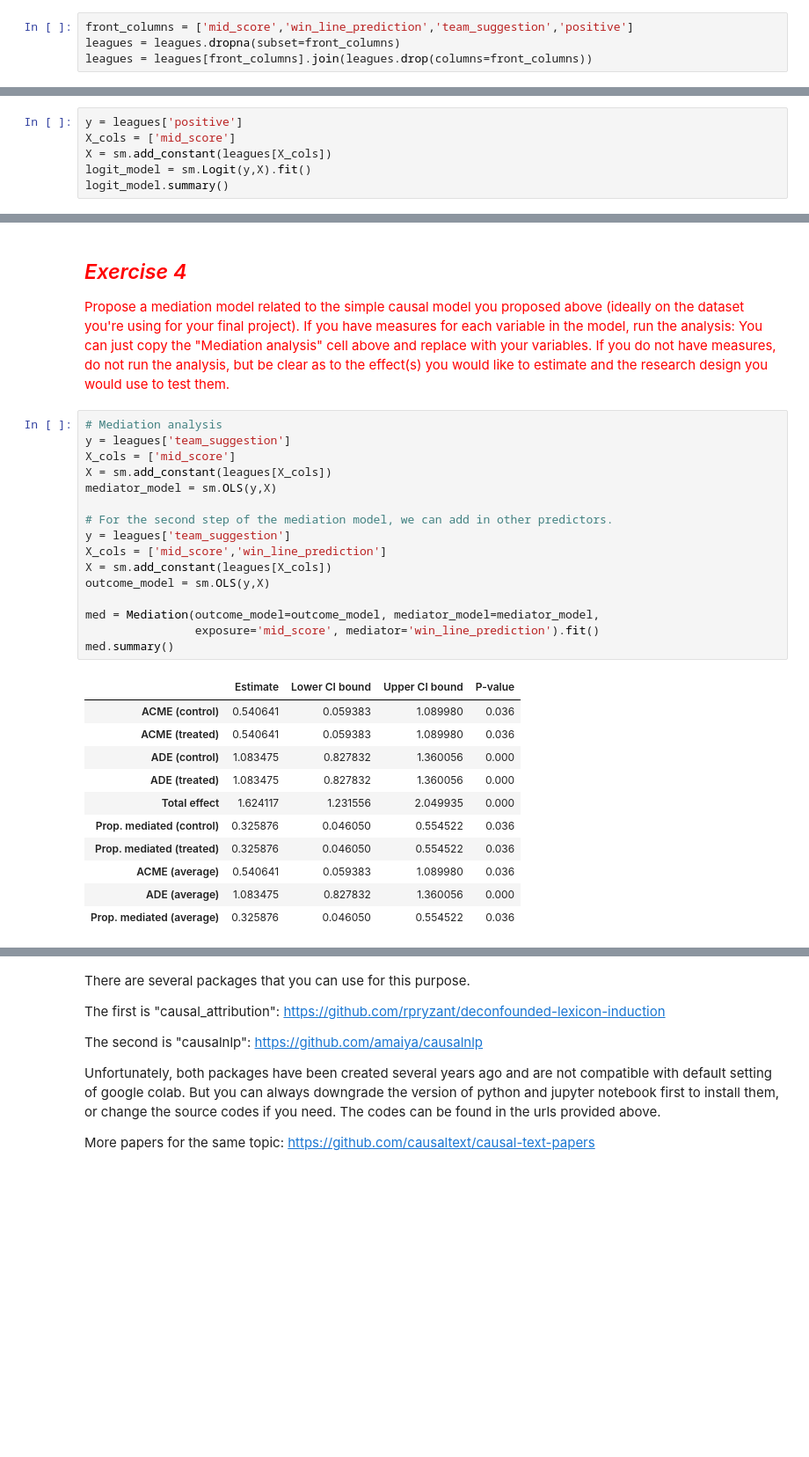
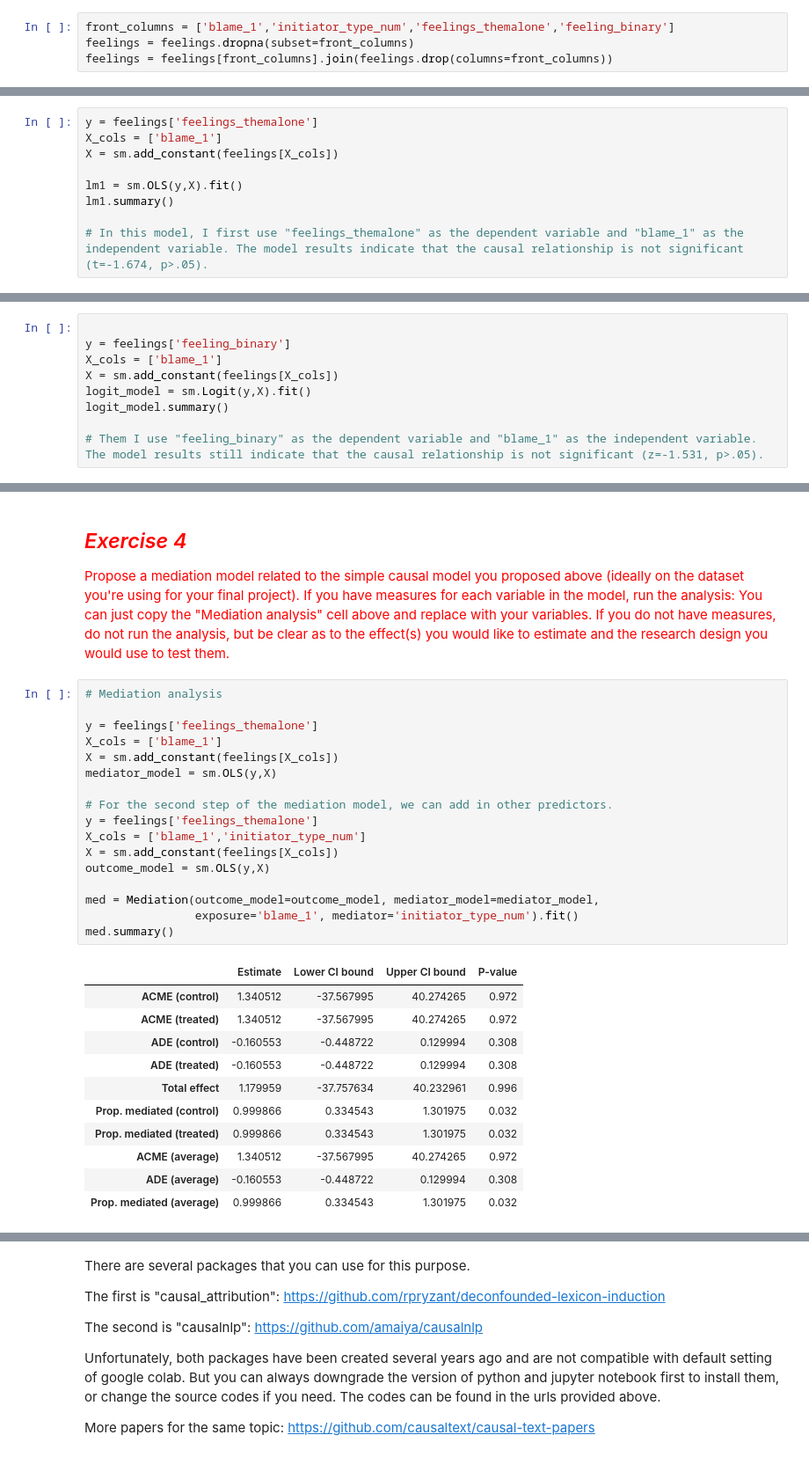
Before and after one commit to chenyt16/computational-content-analysis, a Jupyter notebook: 7_Prediction_and_Causal_Inference_iris.ipynb, the cells around one changed output, grey strips where cells are left out. Shown: that part at 88% size. Saved outputs shown, nothing was run; the diff lists cells and outputs as text; blank space fills up the shorter version.

```diff
--- a/7_Prediction_and_Causal_Inference_iris.ipynb
+++ b/7_Prediction_and_Causal_Inference_iris.ipynb
@@ -381,4 +387,4 @@ leagues
 # %%
-front_columns = ['mid_score','win_line_prediction','team_suggestion','positive']
-leagues = leagues.dropna(subset=front_columns)
-leagues = leagues[front_columns].join(leagues.drop(columns=front_columns))
+front_columns = ['blame_1','initiator_type_num','feelings_themalone','feeling_binary']
+feelings = feelings.dropna(subset=front_columns)
+feelings = feelings[front_columns].join(feelings.drop(columns=front_columns))
@@ -432,6 +390,0 @@ Notes:
-# %%
-y = leagues['positive']
-X_cols = ['mid_score']
-X = sm.add_constant(leagues[X_cols])
-logit_model = sm.Logit(y,X).fit()
-logit_model.summary()
@@ -455,0 +411,9 @@ quasi-separation. In this case some parameters will not be identified.
+# %%
+y = feelings['feelings_themalone']
+X_cols = ['blame_1']
+X = sm.add_constant(feelings[X_cols])
+
+lm1 = sm.OLS(y,X).fit()
+lm1.summary()
+
+# In this model, I first use "feelings_themalone" as the dependent variable and "blame_1" as the independent variable. The model results indicate that the causal relationship is not significant (t=-1.674, p>.05).
@@ -455,0 +440,9 @@ quasi-separation. In this case some parameters will not be identified.
+# %%
+
+y = feelings['feeling_binary']
+X_cols = ['blame_1']
+X = sm.add_constant(feelings[X_cols])
+logit_model = sm.Logit(y,X).fit()
+logit_model.summary()
+
+# Them I use "feeling_binary" as the dependent variable and "blame_1" as the independent variable. The model results still indicate that the causal relationship is not significant (z=-1.531, p>.05).
@@ -542,32 +550,33 @@ os.remove('iac_v1.1.zip')
 <font color="red">Propose a mediation model related to the simple causal model you proposed above (ideally on the dataset you're using for your final project). If you have measures for each variable in the model, run the analysis: You can just copy the "Mediation analysis" cell above and replace with your variables. If you do not have measures, do not run the analysis, but be clear as to the effect(s) you would like to estimate and the research design you would use to test them.
 # %%
 # Mediation analysis
-y = leagues['team_suggestion']
-X_cols = ['mid_score']
-X = sm.add_constant(leagues[X_cols])
+
+y = feelings['feelings_themalone']
+X_cols = ['blame_1']
+X = sm.add_constant(feelings[X_cols])
 mediator_model = sm.OLS(y,X)
 
 # For the second step of the mediation model, we can add in other predictors.
-y = leagues['team_suggestion']
-X_cols = ['mid_score','win_line_prediction']
-X = sm.add_constant(leagues[X_cols])
+y = feelings['feelings_themalone']
+X_cols = ['blame_1','initiator_type_num']
+X = sm.add_constant(feelings[X_cols])
 outcome_model = sm.OLS(y,X)
 
 med = Mediation(outcome_model=outcome_model, mediator_model=mediator_model,
-                exposure='mid_score', mediator='win_line_prediction').fit()
+                exposure='blame_1', mediator='initiator_type_num').fit()
 med.summary()
 # %% [output]
 |  | Estimate | Lower CI bound | Upper CI bound | P-value |
-| ACME (control) | 0.540641 | 0.059383 | 1.089980 | 0.036 |
-| ACME (treated) | 0.540641 | 0.059383 | 1.089980 | 0.036 |
-| ADE (control) | 1.083475 | 0.827832 | 1.360056 | 0.000 |
-| ADE (treated) | 1.083475 | 0.827832 | 1.360056 | 0.000 |
-| Total effect | 1.624117 | 1.231556 | 2.049935 | 0.000 |
-| Prop. mediated (control) | 0.325876 | 0.046050 | 0.554522 | 0.036 |
-| Prop. mediated (treated) | 0.325876 | 0.046050 | 0.554522 | 0.036 |
-| ACME (average) | 0.540641 | 0.059383 | 1.089980 | 0.036 |
-| ADE (average) | 1.083475 | 0.827832 | 1.360056 | 0.000 |
-| Prop. mediated (average) | 0.325876 | 0.046050 | 0.554522 | 0.036 |
+| ACME (control) | 1.340512 | -37.567995 | 40.274265 | 0.972 |
+| ACME (treated) | 1.340512 | -37.567995 | 40.274265 | 0.972 |
+| ADE (control) | -0.160553 | -0.448722 | 0.129994 | 0.308 |
+| ADE (treated) | -0.160553 | -0.448722 | 0.129994 | 0.308 |
+| Total effect | 1.179959 | -37.757634 | 40.232961 | 0.996 |
+| Prop. mediated (control) | 0.999866 | 0.334543 | 1.301975 | 0.032 |
+| Prop. mediated (treated) | 0.999866 | 0.334543 | 1.301975 | 0.032 |
+| ACME (average) | 1.340512 | -37.567995 | 40.274265 | 0.972 |
+| ADE (average) | -0.160553 | -0.448722 | 0.129994 | 0.308 |
+| Prop. mediated (average) | 0.999866 | 0.334543 | 1.301975 | 0.032 |
 # %% [markdown]
 # Text as confounder
 The causal effect we're interested in estimating might not be our causal relationship of interest. Instead, it could be another variable that affects both our treatment and outcome, known as a _confounder_. Recall the [Keith et al. 2020](https://aclanthology.org/2020.acl-main.474.pdf) figure showing the role of a confounder.
```
Also changed, not shown: parts of 11 cells of this notebook.
